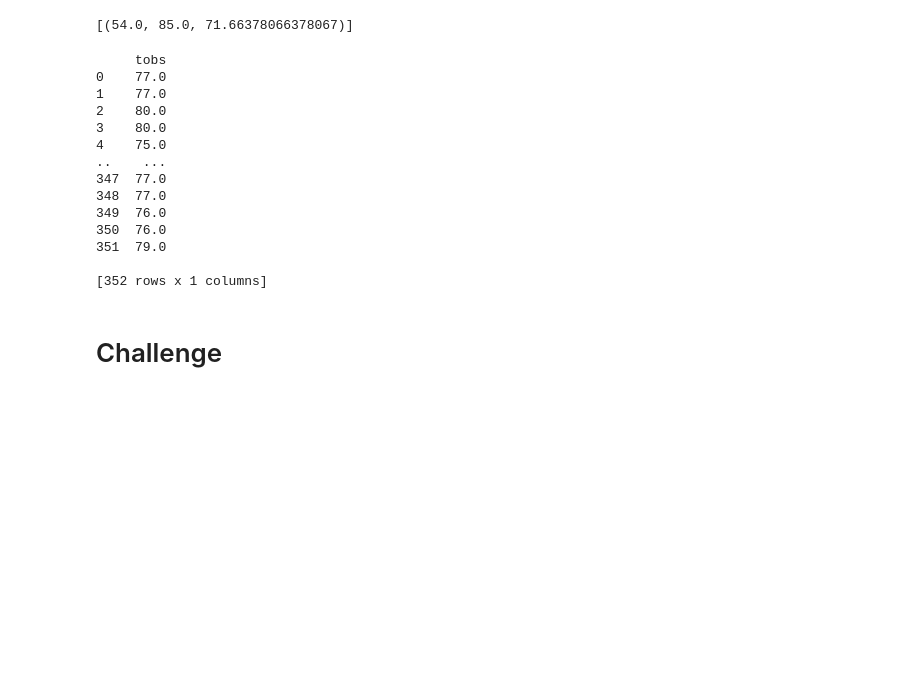
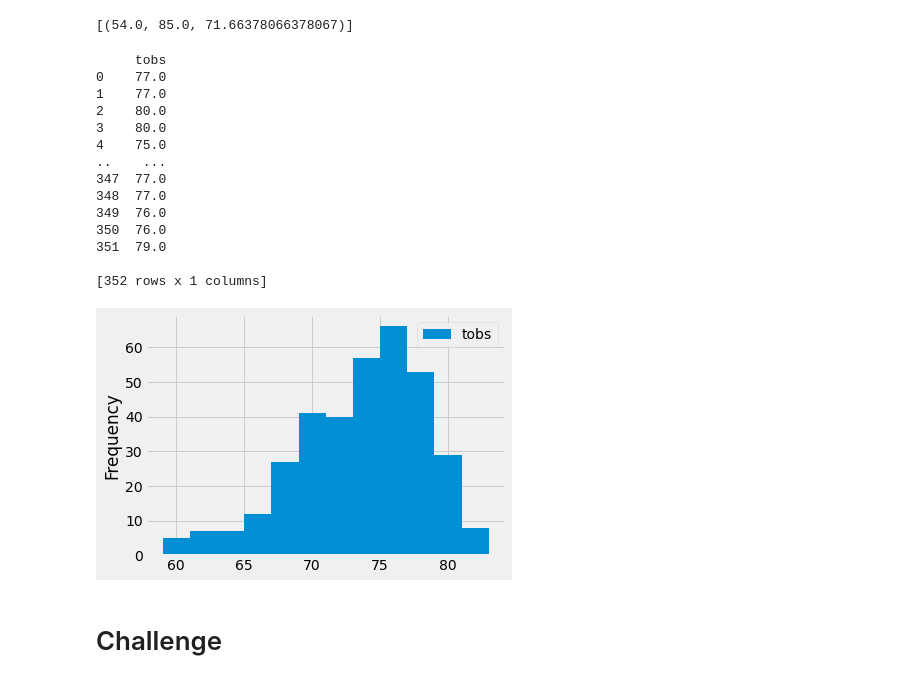
Before and after one commit to profweston/Surfs_Up, a Jupyter notebook: climate_analysis.ipynb, the cells around one changed output. Saved outputs shown, nothing was run; the diff lists cells and outputs as text; code cells hidden in the pictures; blank space fills up the shorter version.

```diff
--- a/climate_analysis.ipynb
+++ b/climate_analysis.ipynb
@@ -114,33 +114,35 @@ filter(Measurement.station == 'USC00519281').all()
 # %%
 # Choose the station with the highest number of temperature observations.
 # Query the last 12 months of temperature observation data for this station and plot the results as a histogram
 
 results = session.query(Measurement.tobs).\
 filter(Measurement.station == 'USC00519281').\
 filter(Measurement.date>=prev_year).all()
 
 #print(results)
 
 df = pd.DataFrame(results, columns=['tobs'])
 
 print(df)
 
-df.plot
+df.plot.hist(bins=12)
+plt.tight_layout()
 # %% [output]
      tobs
 0    77.0
 1    77.0
 2    80.0
 3    80.0
 4    75.0
 ..    ...
 347  77.0
 348  77.0
 349  76.0
 350  76.0
 351  79.0
 
 [352 rows x 1 columns]
+[figure, added]
 # %%
 # Write a function called `calc_temps` that will accept start date and end date in the format '%Y-%m-%d'
 # and return the minimum, average, and maximum temperatures for that range of dates
```
Also changed, not shown: 1 other file.
